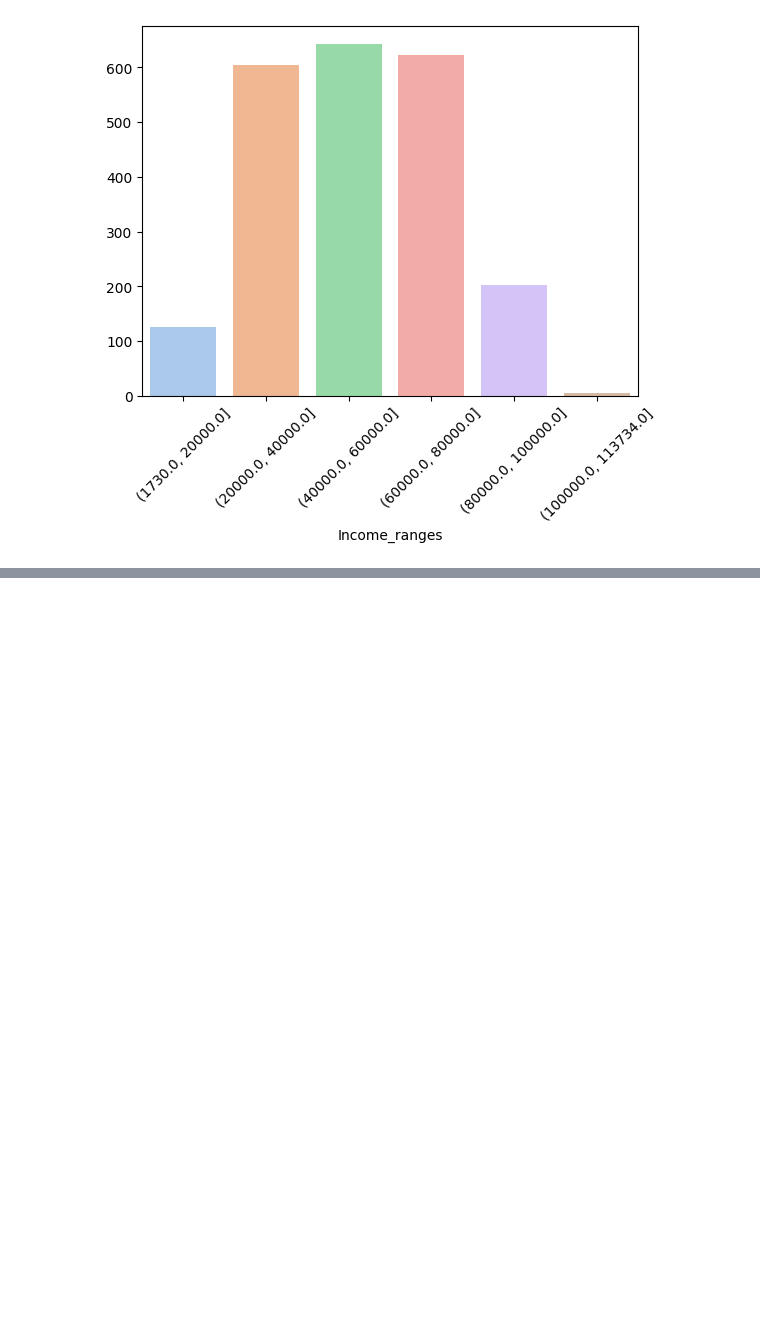
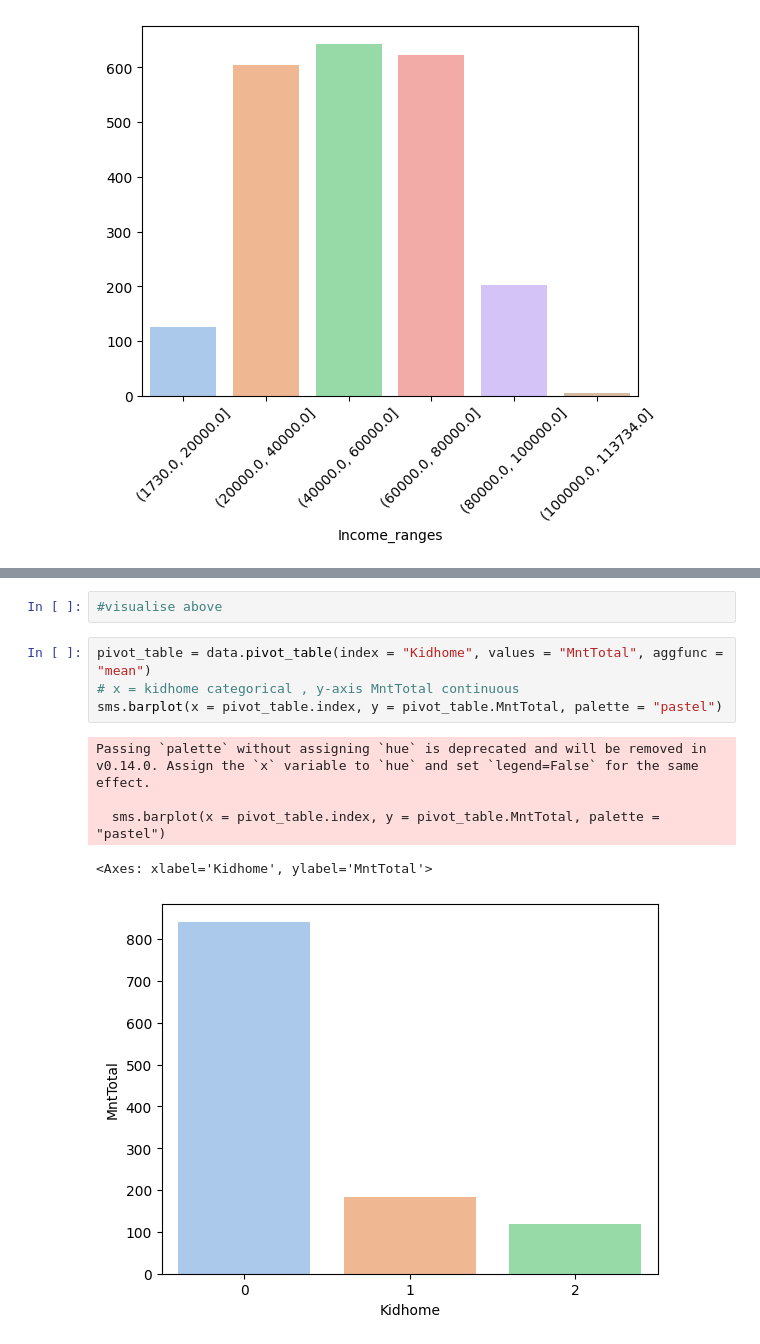
Before and after one commit to kirans123/google_colab_insideaiml, a Jupyter notebook: ExploratoryDataAnalysisFirstColabInsideAIML_Kiran.ipynb, the cells around one changed output, grey strips where cells are left out. Saved outputs shown, nothing was run; the diff lists cells and outputs as text; blank space fills up the shorter version.

```diff
--- a/ExploratoryDataAnalysisFirstColabInsideAIML_Kiran.ipynb
+++ b/ExploratoryDataAnalysisFirstColabInsideAIML_Kiran.ipynb
@@ -202,0 +245,12 @@ Passing `palette` without assigning `hue` is deprecated and will be removed in v
+# %%
+#visualise above
+# %%
+pivot_table = data.pivot_table(index = "Kidhome", values = "MntTotal", aggfunc = "mean")
+# x = kidhome categorical , y-axis MntTotal continuous
+sms.barplot(x = pivot_table.index, y = pivot_table.MntTotal, palette = "pastel")
+# %% [output]
+Passing `palette` without assigning `hue` is deprecated and will be removed in v0.14.0. Assign the `x` variable to `hue` and set `legend=False` for the same effect.
+
+  sms.barplot(x = pivot_table.index, y = pivot_table.MntTotal, palette = "pastel")
+<Axes: xlabel='Kidhome', ylabel='MntTotal'>
+[figure, added]
```
Also changed, not shown: parts of 8 cells of this notebook.
